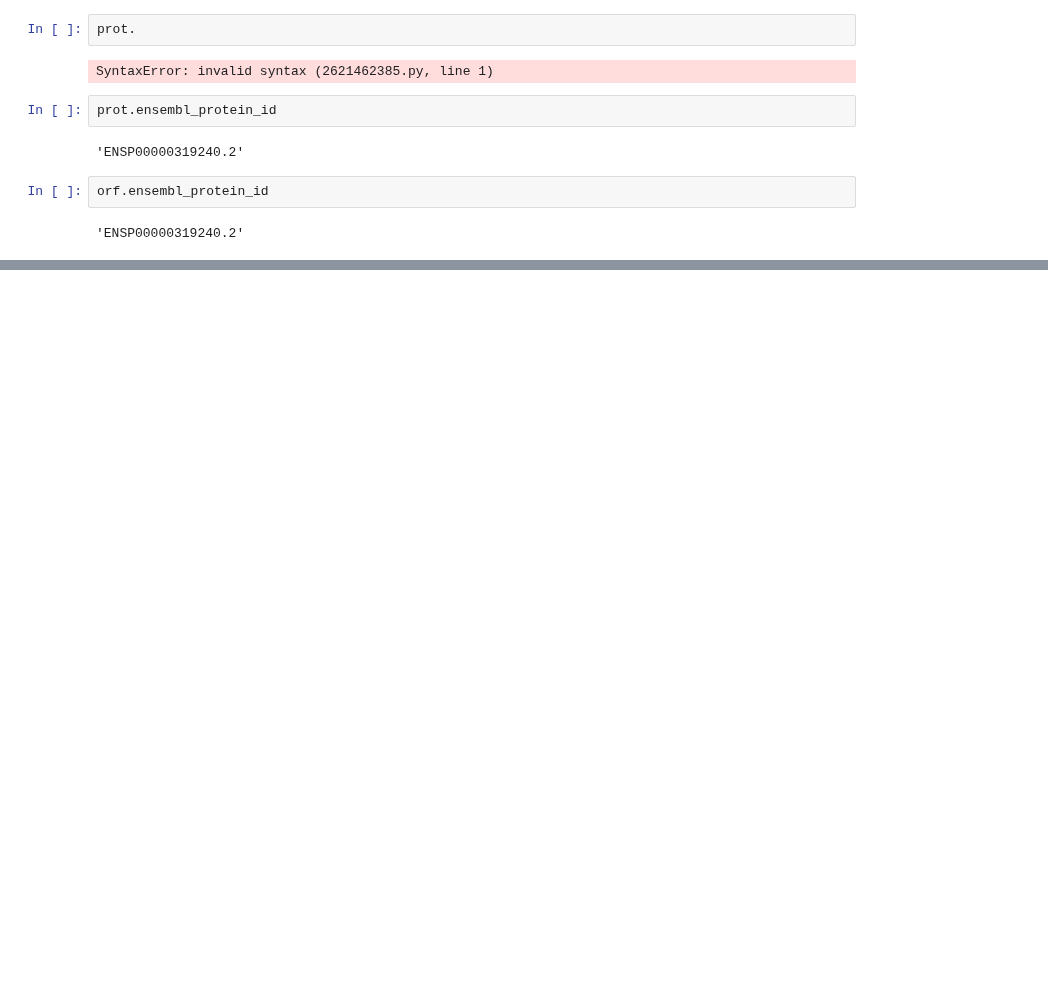
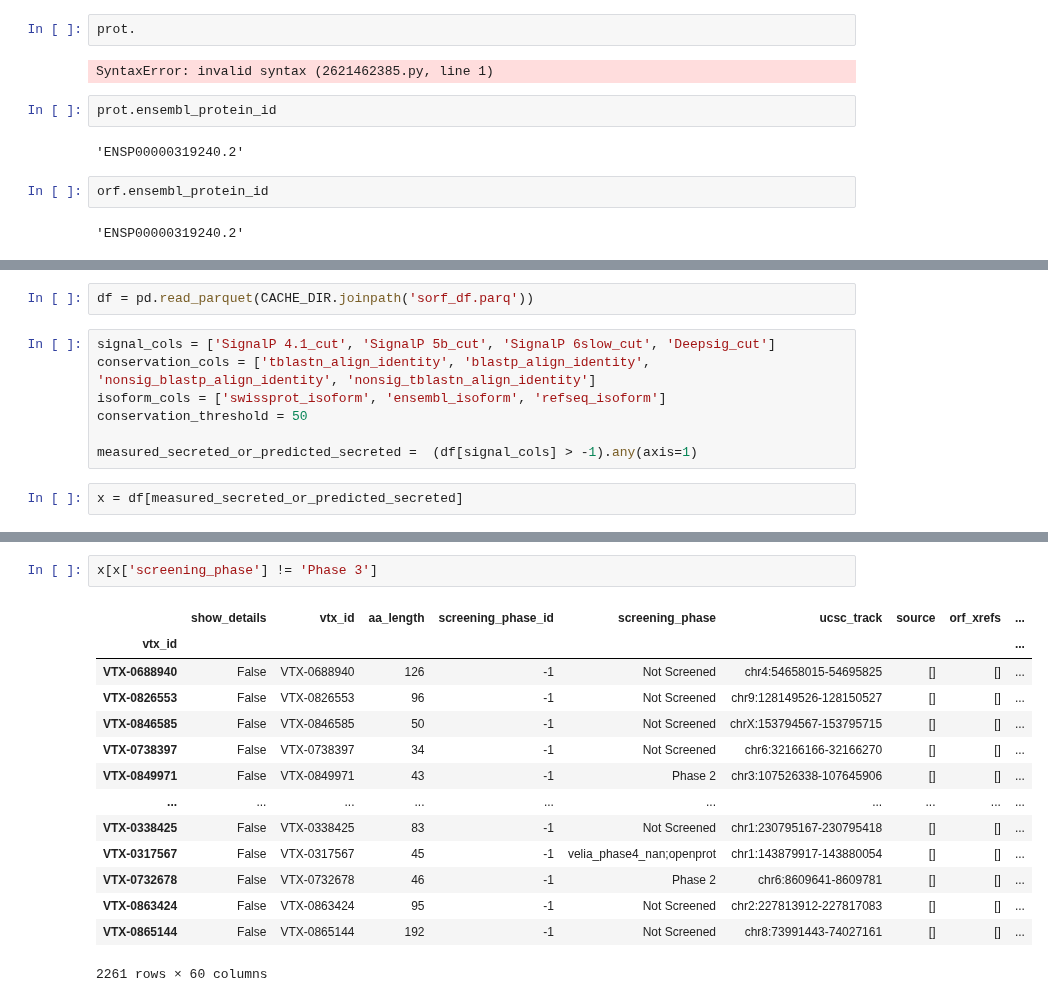
Before and after one commit to veliatx/dashboard, a Jupyter notebook: scripts/notebooks/query_vtx_sets.ipynb, the cells around one changed output, grey strips where cells are left out. Saved outputs shown, nothing was run; the diff lists cells and outputs as text; blank space fills up the shorter version.

```diff
--- a/scripts/notebooks/query_vtx_sets.ipynb
+++ b/scripts/notebooks/query_vtx_sets.ipynb
@@ -76,0 +78,11 @@ session.query(ProteinOrf).count()
+# %%
+df = pd.read_parquet(CACHE_DIR.joinpath('sorf_df.parq'))
+# %%
+signal_cols = ['SignalP 4.1_cut', 'SignalP 5b_cut', 'SignalP 6slow_cut', 'Deepsig_cut']
+conservation_cols = ['tblastn_align_identity', 'blastp_align_identity', 'nonsig_blastp_align_identity', 'nonsig_tblastn_align_identity']
+isoform_cols = ['swissprot_isoform', 'ensembl_isoform', 'refseq_isoform']
+conservation_threshold = 50
+
+measured_secreted_or_predicted_secreted =  (df[signal_cols] > -1).any(axis=1)
+# %%
+x = df[measured_secreted_or_predicted_secreted]
@@ -76,0 +112,17 @@ session.query(ProteinOrf).count()
+# %%
+x[x['screening_phase'] != 'Phase 3']
+# %% [output]
+|  | show_details | vtx_id | aa_length | screening_phase_id | screening_phase | ucsc_track | source | orf_xrefs | ... |
+| vtx_id |  |  |  |  |  |  |  |  | ... |
+| VTX-0688940 | False | VTX-0688940 | 126 | -1 | Not Screened | chr4:54658015-54695825 | [] | [] | ... |
+| VTX-0826553 | False | VTX-0826553 | 96 | -1 | Not Screened | chr9:128149526-128150527 | [] | [] | ... |
+| VTX-0846585 | False | VTX-0846585 | 50 | -1 | Not Screened | chrX:153794567-153795715 | [] | [] | ... |
+| VTX-0738397 | False | VTX-0738397 | 34 | -1 | Not Screened | chr6:32166166-32166270 | [] | [] | ... |
+| VTX-0849971 | False | VTX-0849971 | 43 | -1 | Phase 2 | chr3:107526338-107645906 | [] | [] | ... |
+| ... | ... | ... | ... | ... | ... | ... | ... | ... | ... |
+| VTX-0338425 | False | VTX-0338425 | 83 | -1 | Not Screened | chr1:230795167-230795418 | [] | [] | ... |
+| VTX-0317567 | False | VTX-0317567 | 45 | -1 | velia_phase4_nan;openprot | chr1:143879917-143880054 | [] | [] | ... |
+| VTX-0732678 | False | VTX-0732678 | 46 | -1 | Phase 2 | chr6:8609641-8609781 | [] | [] | ... |
+| VTX-0863424 | False | VTX-0863424 | 95 | -1 | Not Screened | chr2:227813912-227817083 | [] | [] | ... |
+| VTX-0865144 | False | VTX-0865144 | 192 | -1 | Not Screened | chr8:73991443-74027161 | [] | [] | ... |
+2261 rows × 60 columns
```
Also changed, not shown: parts of 5 cells of this notebook, 4 other files.
